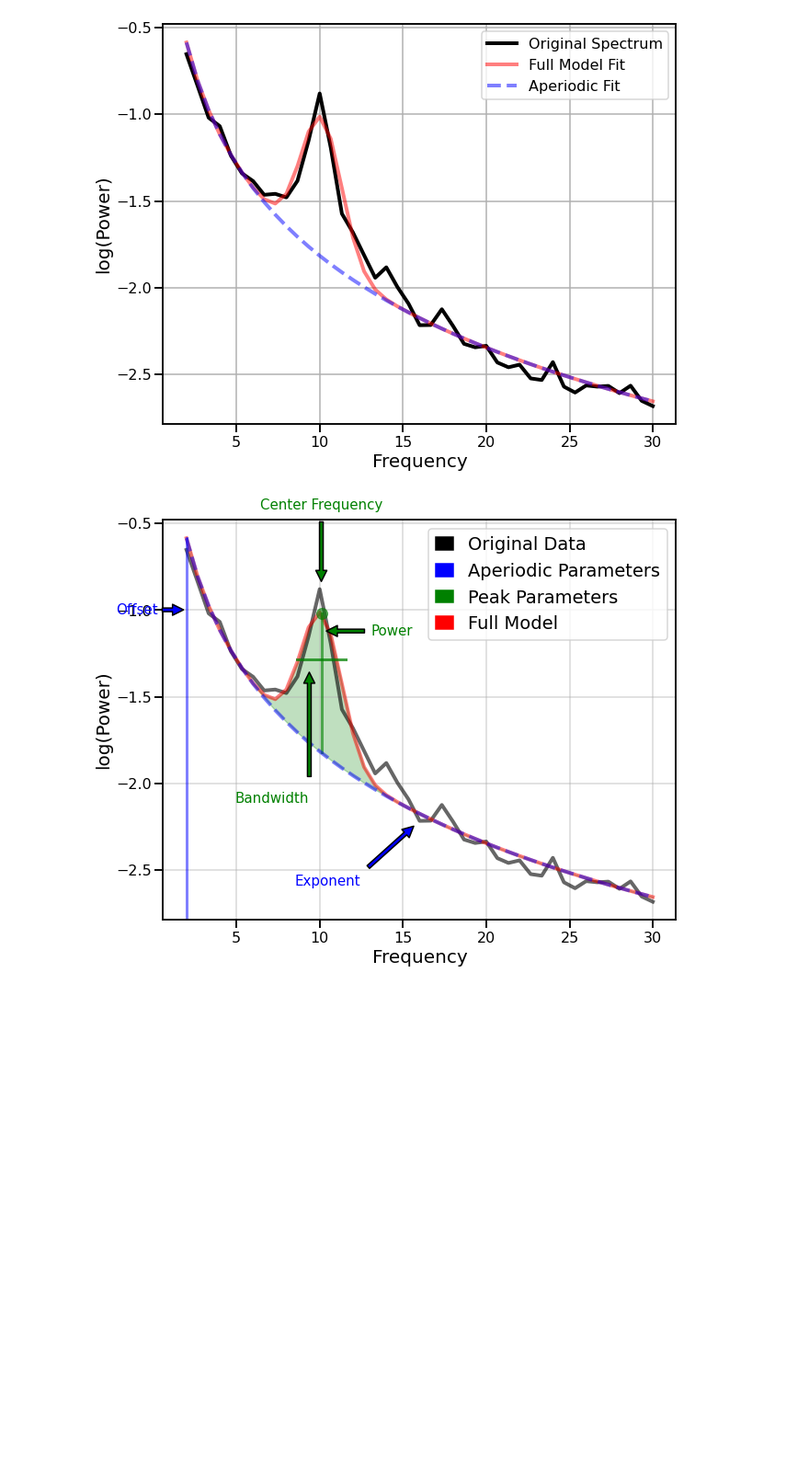
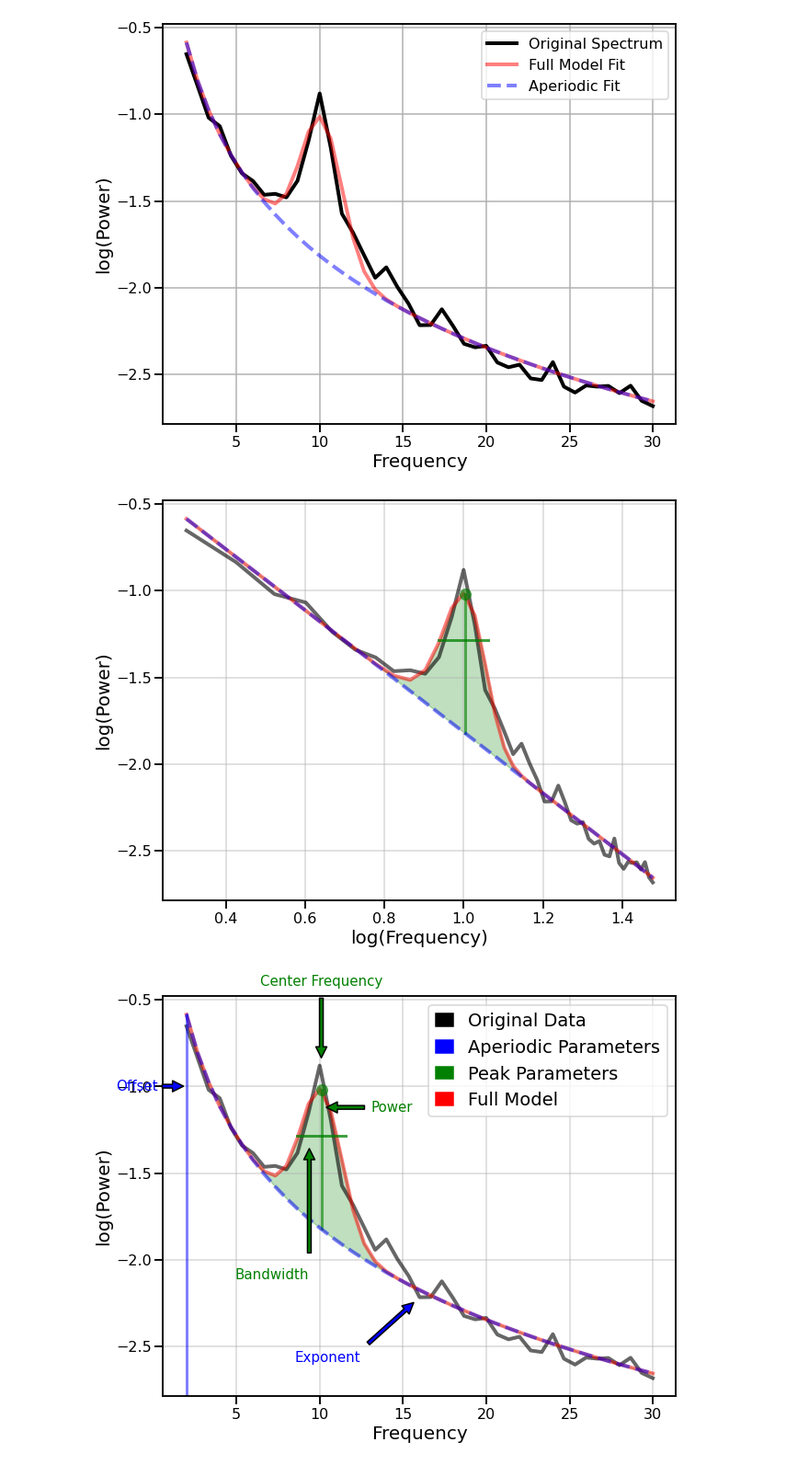
Before and after one commit to TomDonoghue/OverviewFigures, a Jupyter notebook: models.ipynb, the cells around one changed output. Shown at 92% size. Saved outputs shown, nothing was run; the diff lists cells and outputs as text; code cells hidden in the pictures; blank space fills up the shorter version.

```diff
--- a/models.ipynb
+++ b/models.ipynb
@@ -99,6 +99,14 @@ fm.plot(data_kwargs={'lw' : 4}, aperiodic_kwargs={'lw' : 4}, model_kwargs={'lw'
         save_fig=SAVE_FIG, file_name='fooof.pdf')
 # %% [output]
 [figure]
+# %%
+_, ax = plt.subplots(figsize=(10, 8))
+plot_annotated_model(fm, plt_log=True, annotate_peaks=False, annotate_aperiodic=False, ax=ax)
+ax.legend().remove()
+if SAVE_FIG:
+    plt.savefig('model_fit.svg', dpi=300)
+# %% [output]
+[figure, added]
 # %%
 with sns.plotting_context('talk', font_scale=0.75):
     plot_annotated_model(fm)
```
Also changed, not shown: 4 other files.
